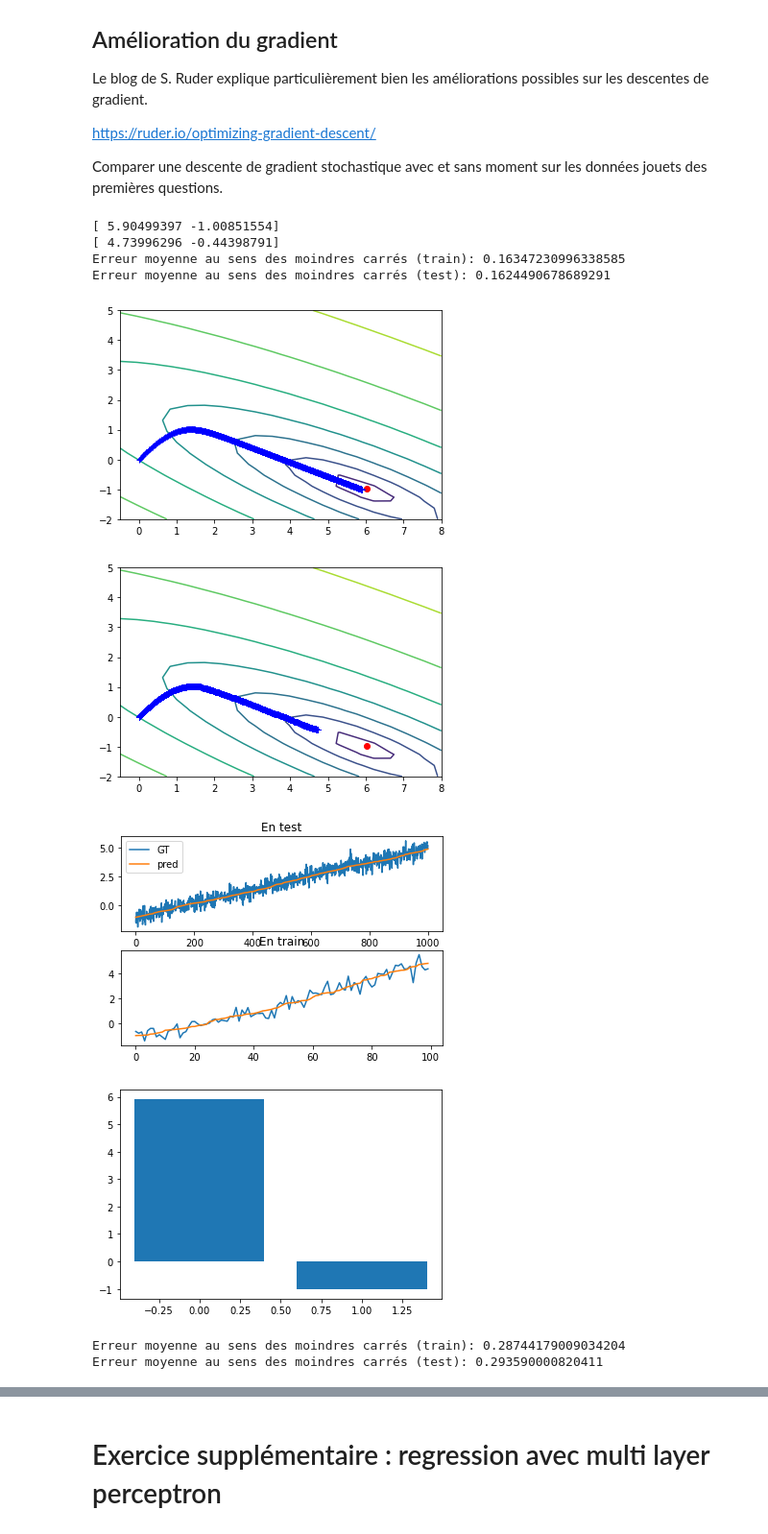
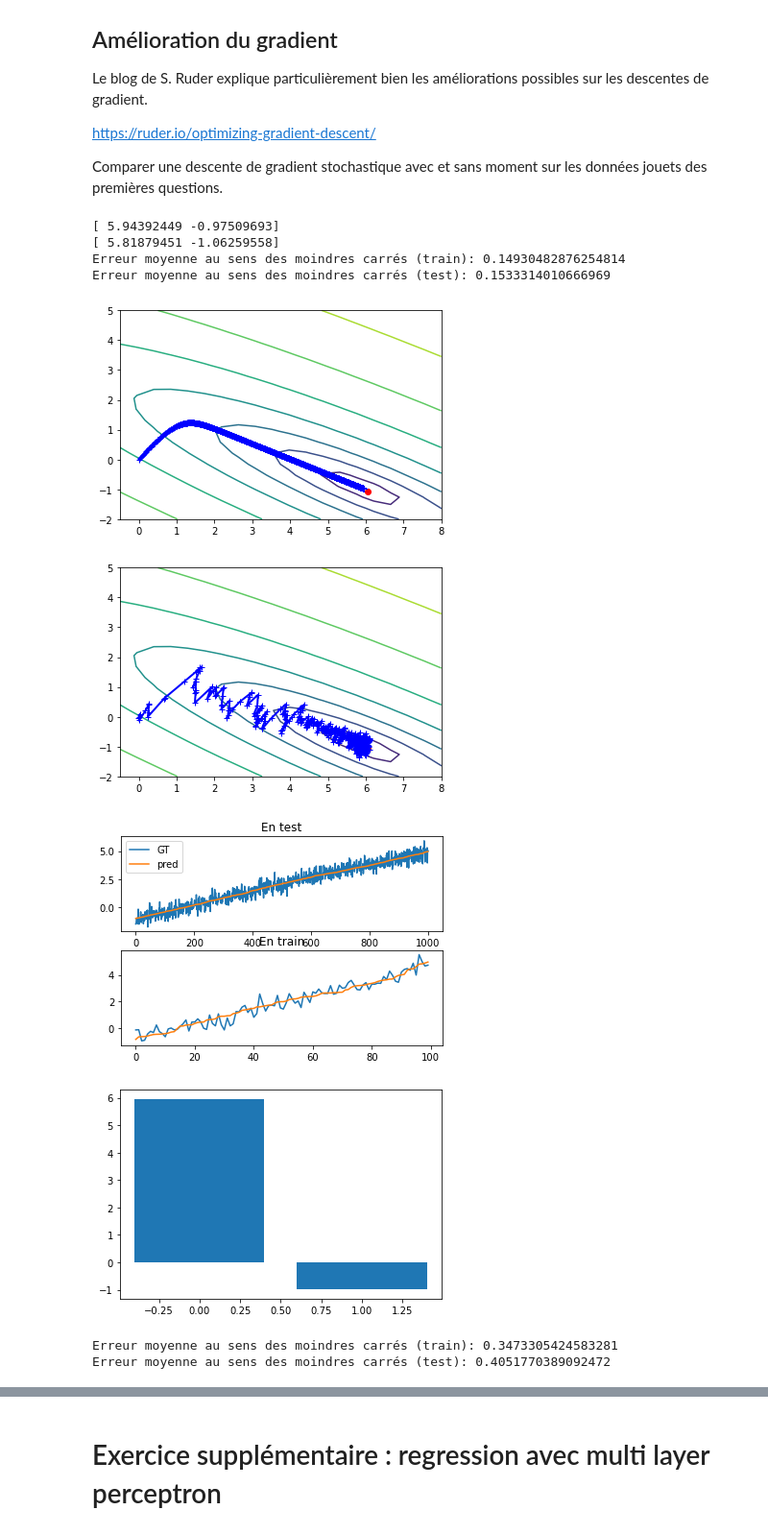
Before and after one commit to hanzopgp/MasterBioInformaticsPTs, a Jupyter notebook: S1/MAPSI/TME/TME9/TME9DurandKordon.ipynb, the cells around one changed output, grey strips where cells are left out. Shown at 96% size. Drawn from its saved outputs; the diff is of its cells as text; code cells hidden in the pictures.

```diff
--- a/S1/MAPSI/TME/TME9/TME9DurandKordon.ipynb
+++ b/S1/MAPSI/TME/TME9/TME9DurandKordon.ipynb
@@ -809,41 +809,41 @@ def descente_grad_mc(X, y, eps=1e-4, nIterations=100):
     for _ in range(nIterations):
         w = w - eps * 2 * X.T @ (X @ w - y)
         allw.append(w) # stockage de toutes les valeurs intermédiaires pour analyse
     allw = np.array(allw)
     return w, allw # la dernière valeur (meilleure) + tout l'historique pour le plot
 
 w, allw = descente_grad_mc(Xe, Y_train, eps=1e-4, nIterations=100_000)
 print(w)
 
 plot_parametres(allw, Xe, Y_train, opti=wstar)
 
 # Gradient stochastique :
 def descente_grad_mc_stoch(X, y, eps=1e-4, nIterations=100):
     w = np.zeros(X.shape[1]) # init à 0
     allw = [w]
     for _ in range(nIterations):
         rand = np.random.randint(X.shape[0])
         w = w - eps * 2 * X.T[:,rand] * (X[rand] @ w - y[rand])
         allw.append(w.copy()) # stockage de toutes les valeurs intermédiaires pour analyse
     return w, np.array(allw)
 
-w_s, allw_s = descente_grad_mc_stoch(Xe, Y_train, eps=1e-4, nIterations=100_000)
+w_s, allw_s = descente_grad_mc_stoch(Xe, Y_train, eps=0.1, nIterations=1_000)
 print(w_s)
 
 plot_parametres(allw_s, Xe, Y_train, opti=wstar)
 
 # Train avec gradient normal :
 train(X_train, X_test, Y_train, Y_test, eps=1e-4, nIterations=100_000, norm=False, grad="normal")
 # Train avec gradient stochastique :
 train(X_train, X_test, Y_train, Y_test, eps=1e-4, nIterations=100_000, norm=False, grad="stoch")
 # %% [output]
-[ 5.90499397 -1.00851554]
-[ 4.73996296 -0.44398791]
-Erreur moyenne au sens des moindres carrés (train): 0.16347230996338585
-Erreur moyenne au sens des moindres carrés (test): 0.1624490678689291
+[ 5.94392449 -0.97509693]
+[ 5.81879451 -1.06259558]
+Erreur moyenne au sens des moindres carrés (train): 0.14930482876254814
+Erreur moyenne au sens des moindres carrés (test): 0.1533314010666969
-[figure, old version]
+[figure, new version]
-[figure, old version]
+[figure, new version]
-[figure, old version]
+[figure, new version]
 [figure]
-Erreur moyenne au sens des moindres carrés (train): 0.28744179009034204
-Erreur moyenne au sens des moindres carrés (test): 0.293590000820411
+Erreur moyenne au sens des moindres carrés (train): 0.3473305424583281
+Erreur moyenne au sens des moindres carrés (test): 0.4051770389092472
```
Also changed, not shown: parts of 15 cells of this notebook.
